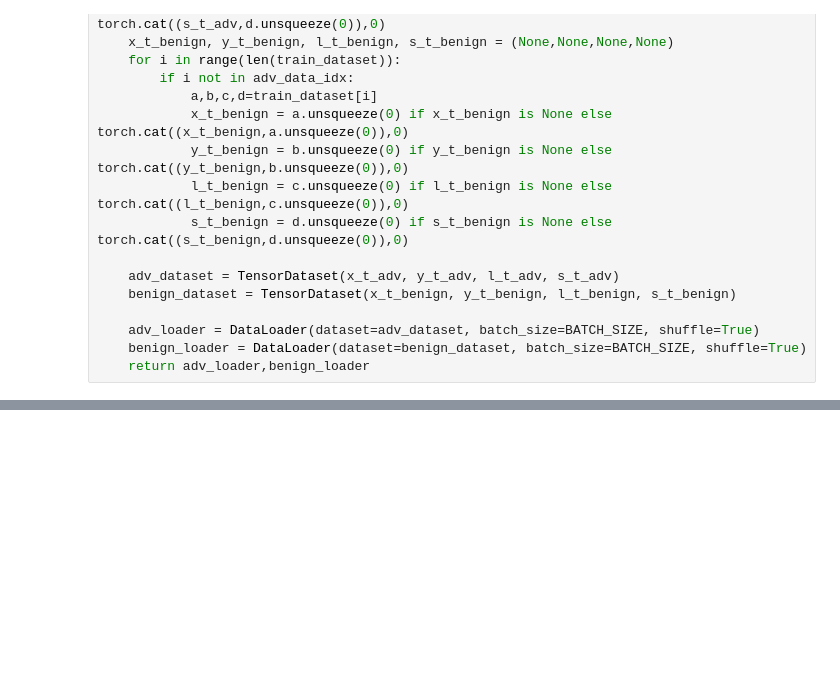
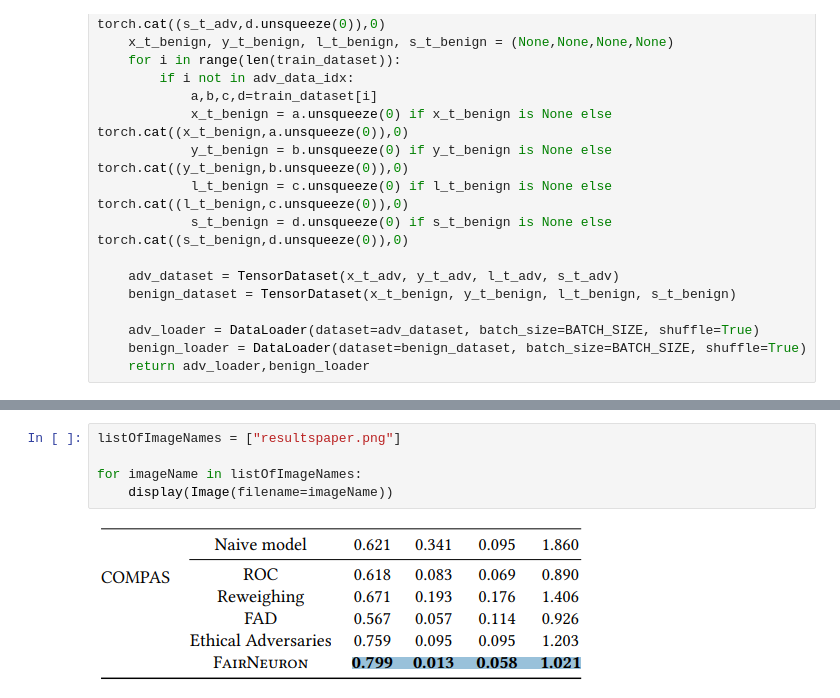
Before and after one commit to JeroenWasser/DeepLearning, a Jupyter notebook: ReplicationPaper1/Replication_Code.ipynb, the cells around one changed output, grey strips where cells are left out. Cells and saved outputs as stored; diff of their text form; blank space fills up the shorter version.

```diff
--- a/ReplicationPaper1/Replication_Code.ipynb
+++ b/ReplicationPaper1/Replication_Code.ipynb
@@ -965,0 +985,7 @@ KeyboardInterrupt:
+# %%
+listOfImageNames = ["resultspaper.png"]
+
+for imageName in listOfImageNames:
+    display(Image(filename=imageName))
+# %% [output]
+[figure, added]
```
Also changed, not shown: parts of 15 cells of this notebook, 10 other files.
